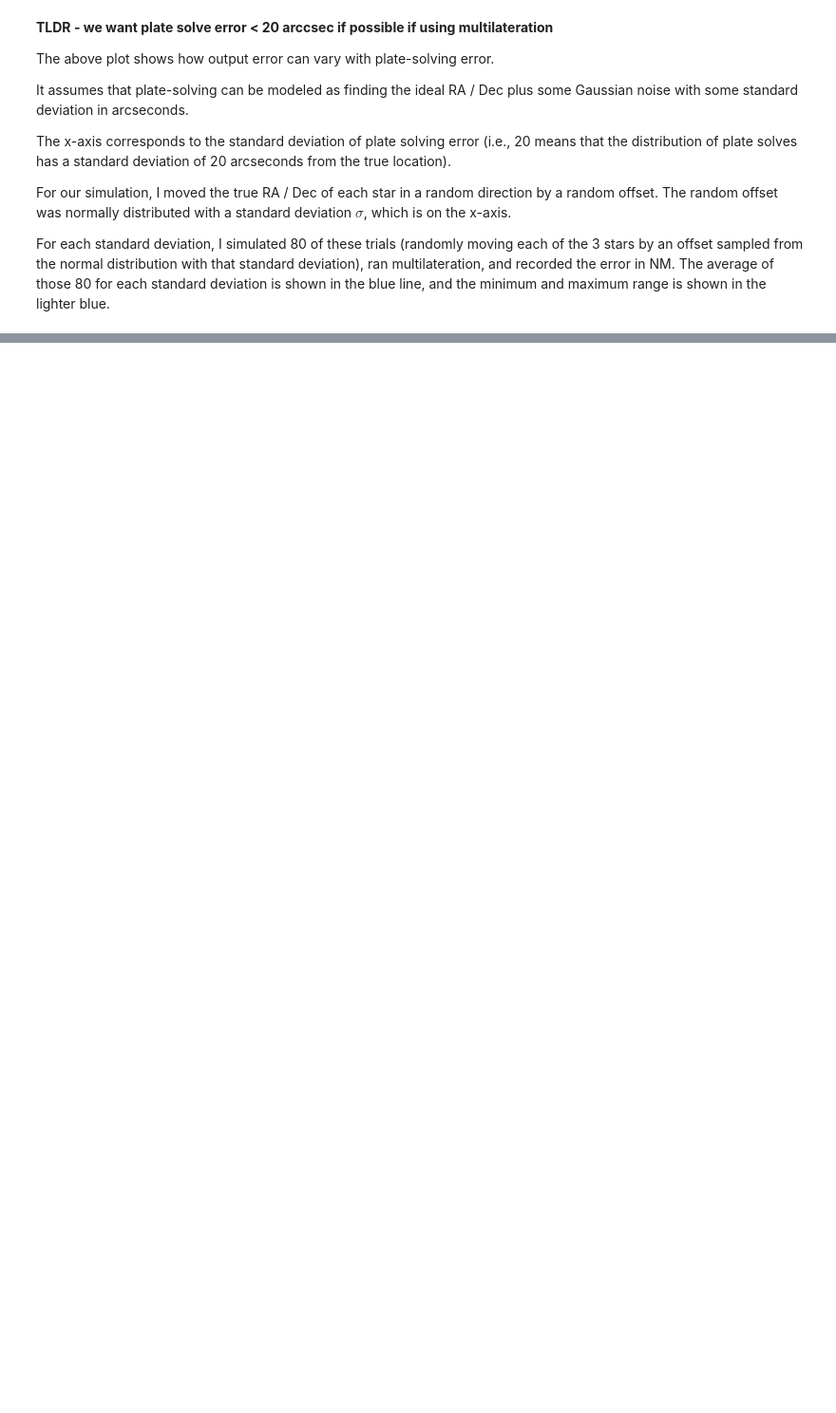
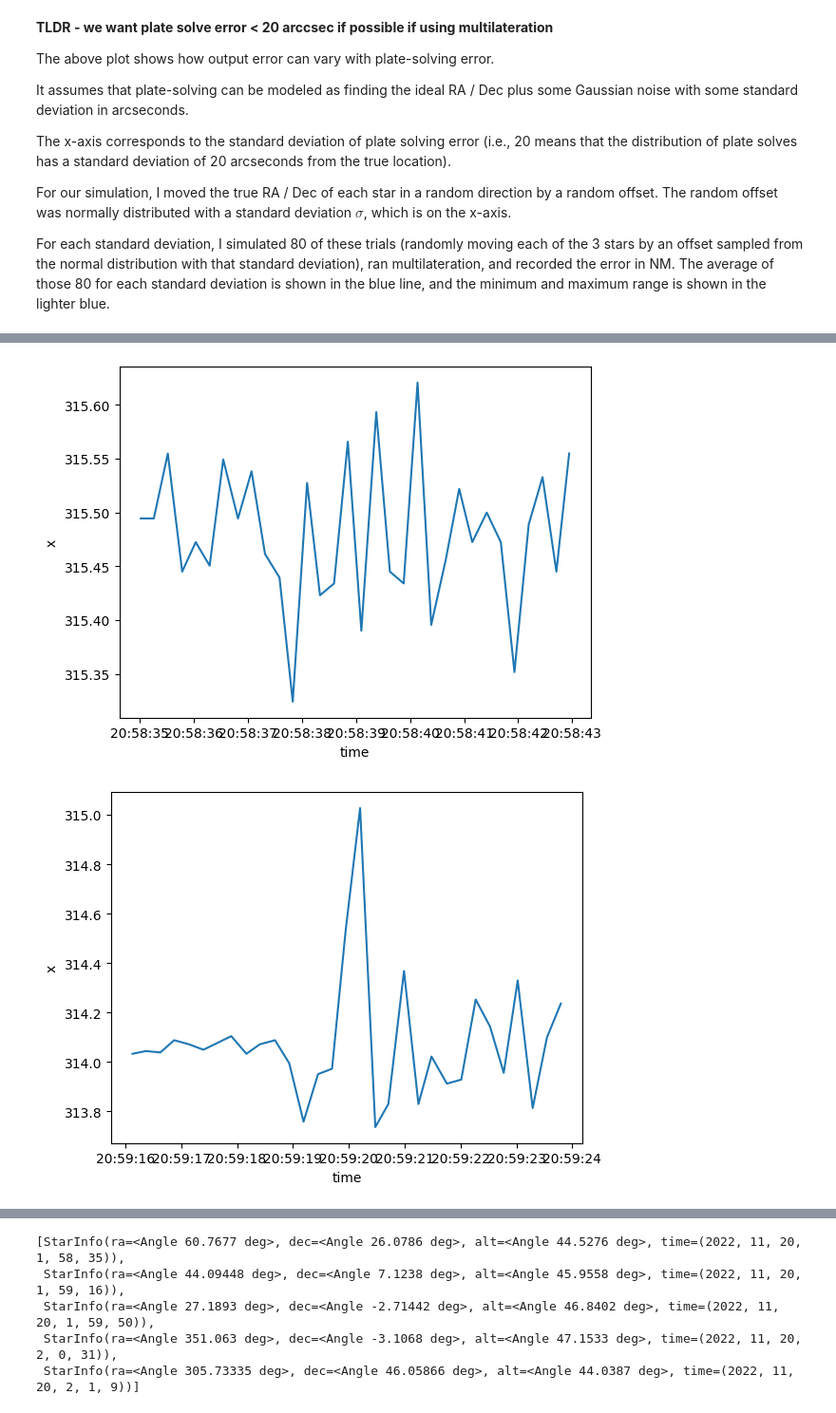
Before and after one commit to evallen/astronav, a Jupyter notebook: multilateration_error_analysis.ipynb, the cells around one changed output, grey strips where cells are left out. Shown at 95% size. Saved outputs shown, nothing was run; the diff lists cells and outputs as text; code cells hidden in the pictures; blank space fills up the shorter version.

```diff
--- a/multilateration_error_analysis.ipynb
+++ b/multilateration_error_analysis.ipynb
@@ -249,0 +324,65 @@ blue.
+# %%
+duration = pd.Timedelta(seconds=8)
+
+# Note we are GMT-5, so must correct in `time=`
+real_stardata = [
+    # 3399.CR3
+    StarInfo(
+        ra=Angle('60.7677d'),
+        dec=Angle('26.0786d'),
+        alt=get_angle(
+            data,
+            pd.Timestamp('2022-11-19 20:58:35'),
+            duration
+        ),
+        time=(2022,11,20,1,58,35)
+    ),
+    # 3400.CR3
+    StarInfo(
+        ra=Angle('44.09448d'),
+        dec=Angle('7.1238d'),
+        alt=get_angle(
+            data,
+            pd.Timestamp('2022-11-19 20:59:16'),
+            duration
+        ),
+        time=(2022,11,20,1,59,16)
+    ),
+    # 3401.CR3
+    StarInfo(
+        ra=Angle('27.1893d'),
+        dec=Angle('-2.71442d'),
+        alt=get_angle(
+            data,
+            pd.Timestamp('2022-11-19 20:59:50'),
+            duration
+        ),
+        time=(2022,11,20,1,59,50)
+    ),
+    # 3402.CR3
+    StarInfo(
+        ra=Angle('351.063d'),
+        dec=Angle('-3.1068d'),
+        alt=get_angle(
+            data,
+            pd.Timestamp('2022-11-19 21:00:31'),
+            duration
+        ),
+        time=(2022,11,20,2,0,31)
+    ),
+    # 3403.CR3
+    StarInfo(
+        ra=Angle('305.73335d'),
+        dec=Angle('46.05866d'),
+        alt=get_angle(
+            data,
+            pd.Timestamp('2022-11-19 21:01:09'),
+            duration
+        ),
+        time=(2022,11,20,2,1,9)
+    )
+]
+real_stardata
+# %% [output]
+[figure, added]
+[figure, added]
@@ -249,0 +392,5 @@ blue.
+[StarInfo(ra=<Angle 60.7677 deg>, dec=<Angle 26.0786 deg>, alt=<Angle 44.5276 deg>, time=(2022, 11, 20, 1, 58, 35)),
+ StarInfo(ra=<Angle 44.09448 deg>, dec=<Angle 7.1238 deg>, alt=<Angle 45.9558 deg>, time=(2022, 11, 20, 1, 59, 16)),
+ StarInfo(ra=<Angle 27.1893 deg>, dec=<Angle -2.71442 deg>, alt=<Angle 46.8402 deg>, time=(2022, 11, 20, 1, 59, 50)),
+ StarInfo(ra=<Angle 351.063 deg>, dec=<Angle -3.1068 deg>, alt=<Angle 47.1533 deg>, time=(2022, 11, 20, 2, 0, 31)),
+ StarInfo(ra=<Angle 305.73335 deg>, dec=<Angle 46.05866 deg>, alt=<Angle 44.0387 deg>, time=(2022, 11, 20, 2, 1, 9))]
```
Also changed, not shown: parts of 7 cells of this notebook, 1 other file.
